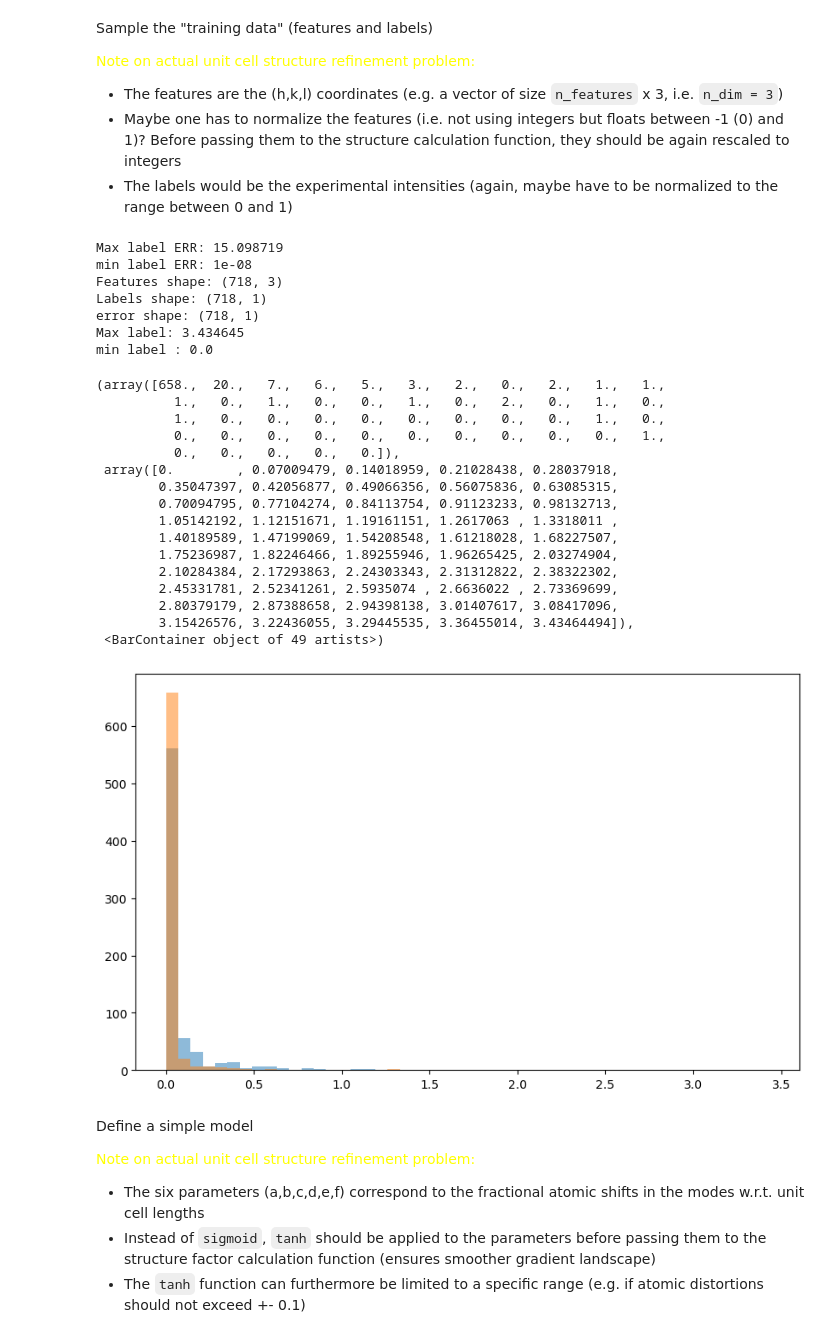
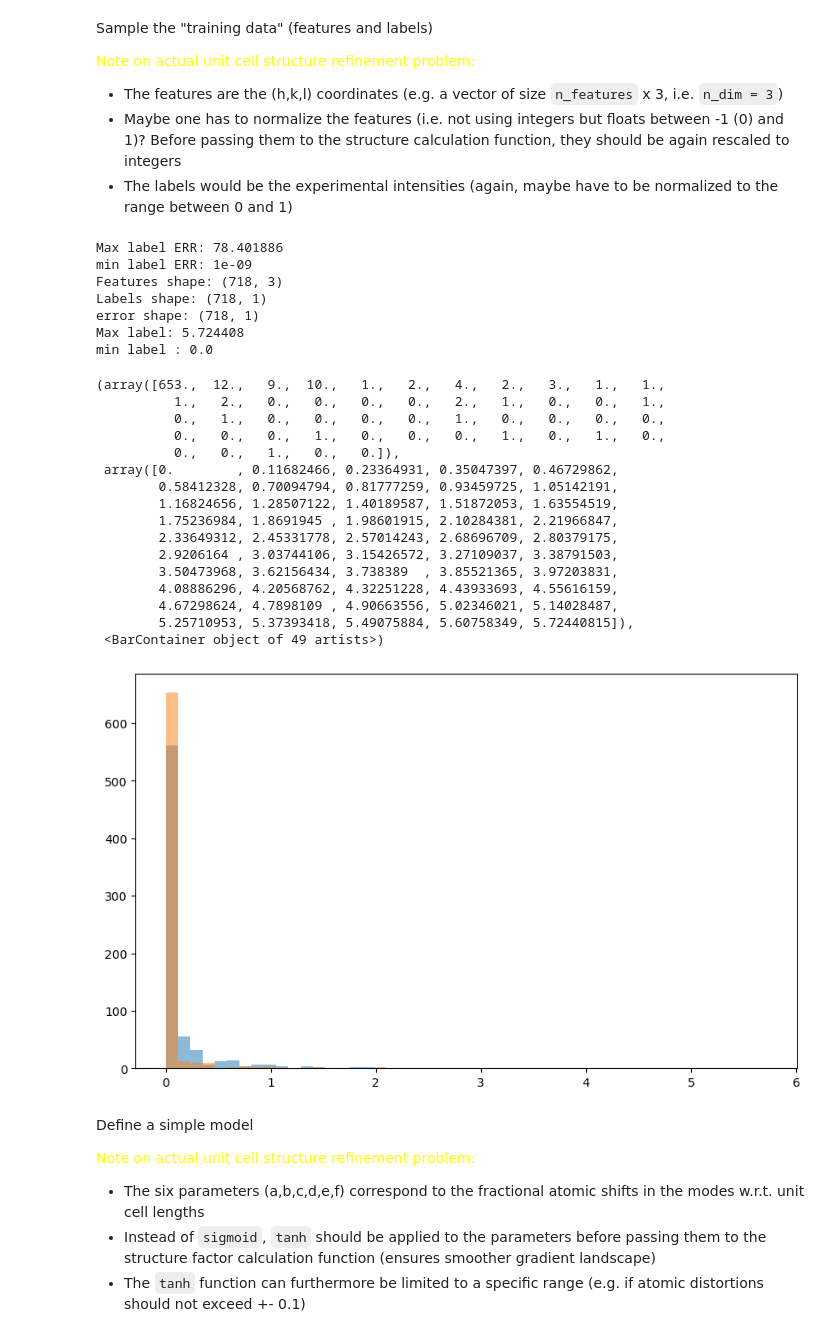
Before and after one commit to bleubreeymeow/alrisDistortionFit, a Jupyter notebook: PBCO/PBCO_1_3_inplane/P2/P2_gradient_descent.ipynb, the cells around one changed output. Cells and saved outputs as stored; diff of their text form; code cells hidden in the pictures.

```diff
--- a/PBCO/PBCO_1_3_inplane/P2/P2_gradient_descent.ipynb
+++ b/PBCO/PBCO_1_3_inplane/P2/P2_gradient_descent.ipynb
@@ -58,63 +58,63 @@ vol_err = experimental_data["intensity_exp_err"].tolist()
 
 
 #labels = labels / np.max(labels) #Normalize labels
-labels = labels / np.sum(labels) * 60  # Normalize to sum to 60
+labels = labels / np.sum(labels) * 100  # Normalize to sum to 60
 
 labels_err = []
 
 for label, err in zip(labels, vol_err):
     if label == 0:
-        labels_err.append(1e-8)  # Assign a high error for zero labels
+        labels_err.append(1e-9)  # Assign a high error for zero labels
     else:
-        labels_err.append((label)**2.2)  # Normalize error to sum to 60
-        #labels_err.append(np.log10(500 - 1/label)  ) # Normalize error to sum to 60
+
+        labels_err.append((label**2.5)  ) # Normalize error to sum to 60
         #labels_err.append(np.abs((5000 - (1/label * 100))))  # Inverse error for each label
 
 labels_tgt = [labels, labels_err]
 labels_tgt = np.transpose(labels_tgt)
 labels_err = tf.convert_to_tensor(labels_err, dtype=tf.float32)
 labels = tf.convert_to_tensor(labels, dtype=tf.float32)
 
 labels = tf.expand_dims(labels, axis=-1)  # Ensure labels are 2D
 labels_err = tf.expand_dims(labels_err, axis=-1)  # Ensure labels_err are 2D
 
 print("Max label ERR:", np.max(labels_err))
 print("min label ERR:", np.min(labels_err))
 print("Features shape:", features.shape)
 print("Labels shape:", labels.shape)
 print('error shape:', labels_err.shape)
 print("Max label:", np.max(labels))
 print("min label :", np.min(labels))
 #bin from0 to 0.0025 with 50 bins
 plt.figure(figsize=(10, 6))
 
 plt.hist(labels.numpy(), bins=np.linspace(0 , np.max(labels) , 50), alpha=0.5, label='Labels')
 plt.hist(labels_err.numpy(), bins=np.linspace(0 , np.max(labels) , 50), alpha=0.5, label='Labels Error')
 # %% [output]
-Max label ERR: 15.098719
-min label ERR: 1e-08
+Max label ERR: 78.401886
+min label ERR: 1e-09
 Features shape: (718, 3)
 Labels shape: (718, 1)
 error shape: (718, 1)
-Max label: 3.434645
+Max label: 5.724408
 min label : 0.0
-(array([658.,  20.,   7.,   6.,   5.,   3.,   2.,   0.,   2.,   1.,   1.,
-          1.,   0.,   1.,   0.,   0.,   1.,   0.,   2.,   0.,   1.,   0.,
-          1.,   0.,   0.,   0.,   0.,   0.,   0.,   0.,   0.,   1.,   0.,
-          0.,   0.,   0.,   0.,   0.,   0.,   0.,   0.,   0.,   0.,   1.,
-          0.,   0.,   0.,   0.,   0.]),
- array([0.        , 0.07009479, 0.14018959, 0.21028438, 0.28037918,
-        0.35047397, 0.42056877, 0.49066356, 0.56075836, 0.63085315,
-        0.70094795, 0.77104274, 0.84113754, 0.91123233, 0.98132713,
-        1.05142192, 1.12151671, 1.19161151, 1.2617063 , 1.3318011 ,
-        1.40189589, 1.47199069, 1.54208548, 1.61218028, 1.68227507,
-        1.75236987, 1.82246466, 1.89255946, 1.96265425, 2.03274904,
-        2.10284384, 2.17293863, 2.24303343, 2.31312822, 2.38322302,
-        2.45331781, 2.52341261, 2.5935074 , 2.6636022 , 2.73369699,
-        2.80379179, 2.87388658, 2.94398138, 3.01407617, 3.08417096,
-        3.15426576, 3.22436055, 3.29445535, 3.36455014, 3.43464494]),
+(array([653.,  12.,   9.,  10.,   1.,   2.,   4.,   2.,   3.,   1.,   1.,
+          1.,   2.,   0.,   0.,   0.,   0.,   2.,   1.,   0.,   0.,   1.,
+          0.,   1.,   0.,   0.,   0.,   0.,   1.,   0.,   0.,   0.,   0.,
+          0.,   0.,   0.,   1.,   0.,   0.,   0.,   1.,   0.,   1.,   0.,
+          0.,   0.,   1.,   0.,   0.]),
+ array([0.        , 0.11682466, 0.23364931, 0.35047397, 0.46729862,
+        0.58412328, 0.70094794, 0.81777259, 0.93459725, 1.05142191,
+        1.16824656, 1.28507122, 1.40189587, 1.51872053, 1.63554519,
+        1.75236984, 1.8691945 , 1.98601915, 2.10284381, 2.21966847,
+        2.33649312, 2.45331778, 2.57014243, 2.68696709, 2.80379175,
+        2.9206164 , 3.03744106, 3.15426572, 3.27109037, 3.38791503,
+        3.50473968, 3.62156434, 3.738389  , 3.85521365, 3.97203831,
+        4.08886296, 4.20568762, 4.32251228, 4.43933693, 4.55616159,
+        4.67298624, 4.7898109 , 4.90663556, 5.02346021, 5.14028487,
+        5.25710953, 5.37393418, 5.49075884, 5.60758349, 5.72440815]),
  <BarContainer object of 49 artists>)
-[figure, old version]
+[figure, new version]
 # %%
 def fun_tf(hkl_list, pars, matrix):
     """
```
Also changed, not shown: parts of 7 cells of this notebook.
